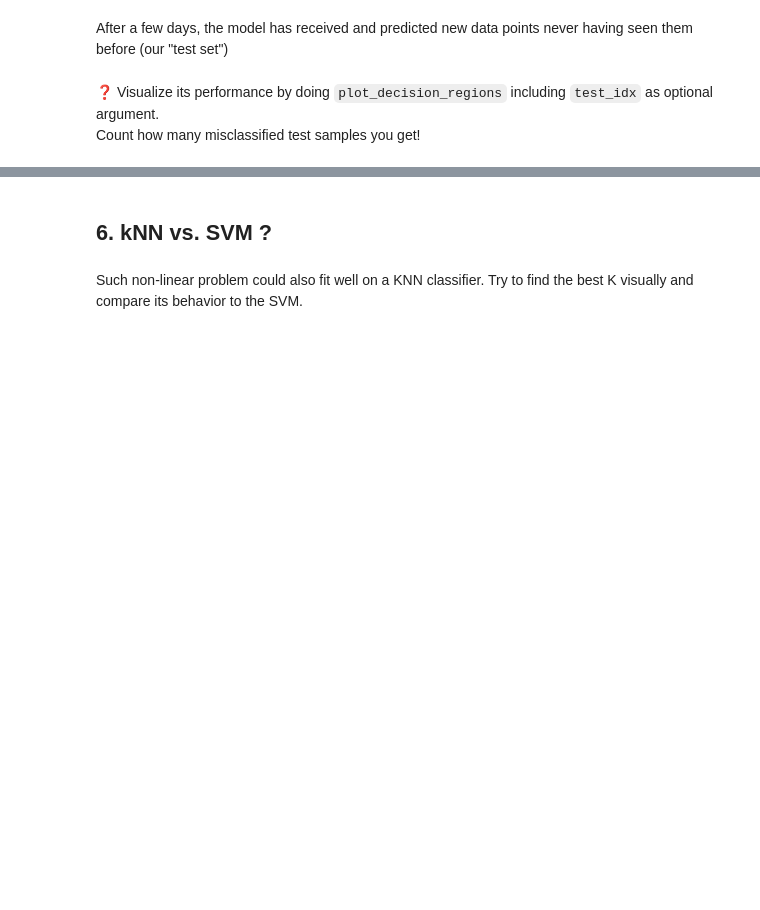
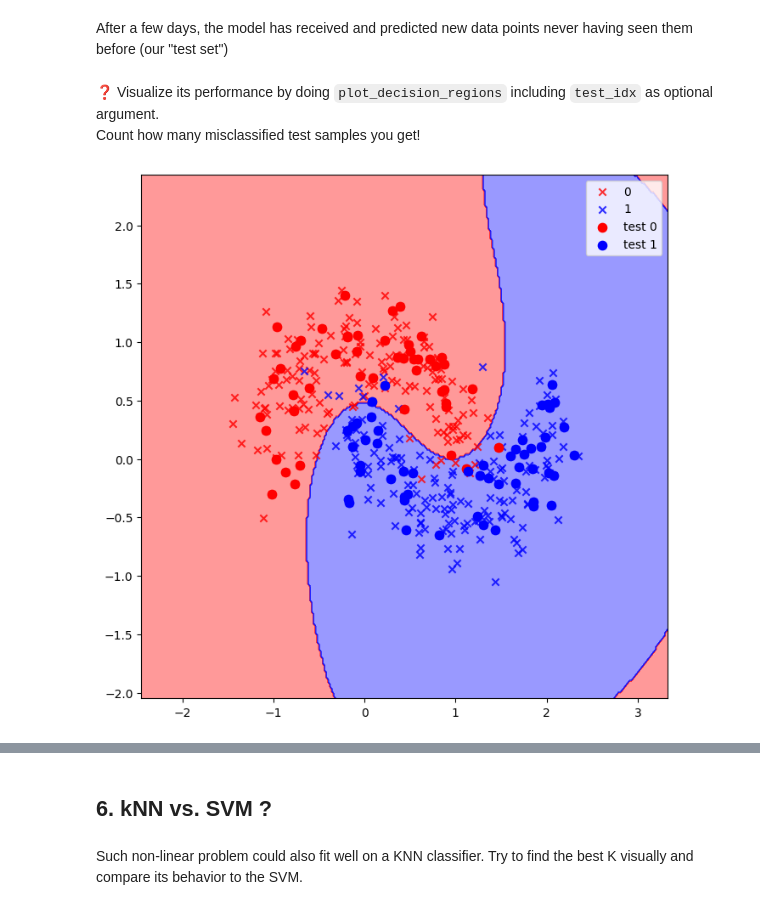
Before and after one commit to ParissaPeimaniyfard/data-svm, a Jupyter notebook: SVM.ipynb, the cells around one changed output, grey strips where cells are left out. Drawn from its saved outputs; the diff is of its cells as text; code cells hidden in the pictures; blank space fills up the shorter version.

```diff
--- a/SVM.ipynb
+++ b/SVM.ipynb
@@ -509,3 +534,5 @@ print(result.check())
+# %%
+best_svm= best_model
 # %% [markdown]
 After a few days, the model has received and predicted new data points never having seen them before (our "test set")
 # %%
@@ -524 +549,6 @@ Count how many misclassified test samples you get!
+# %%
+plt.figure(figsize=(8,8))
+plot_decision_regions(X_full, y_full,test_idx=test_idx, classifier=best_svm)
+# %% [output]
+[figure, added]
 # %%
```
Also changed, not shown: parts of 7 cells of this notebook, 1 other file.
